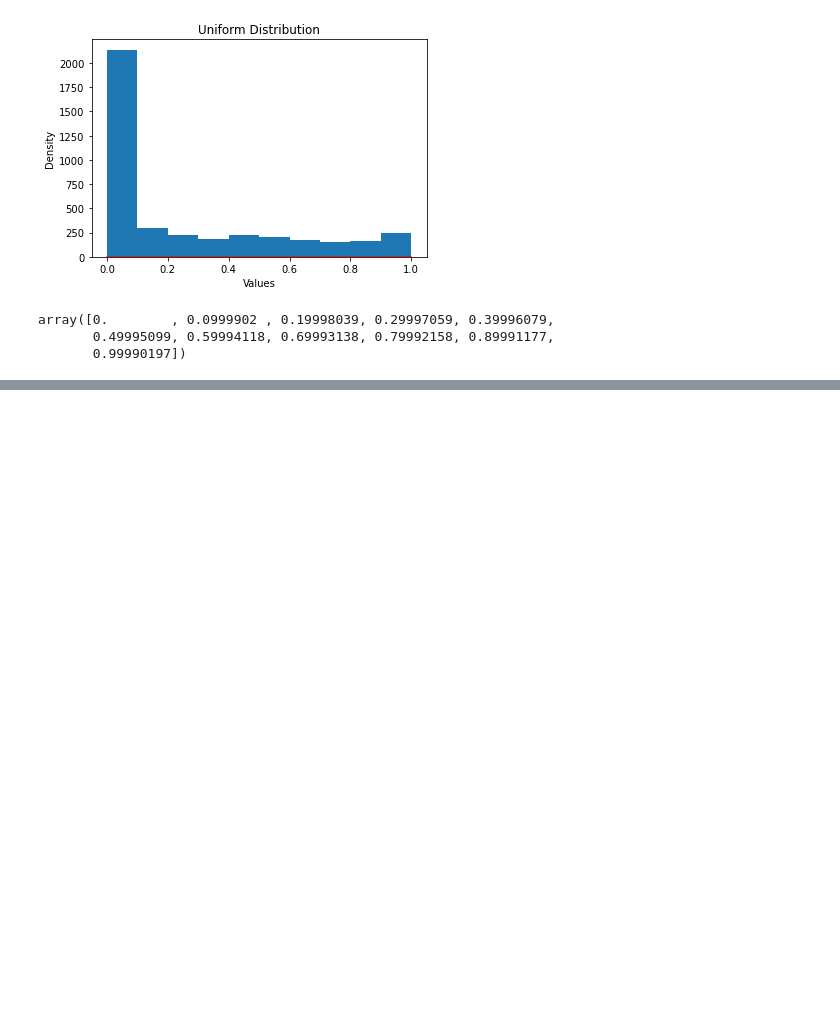
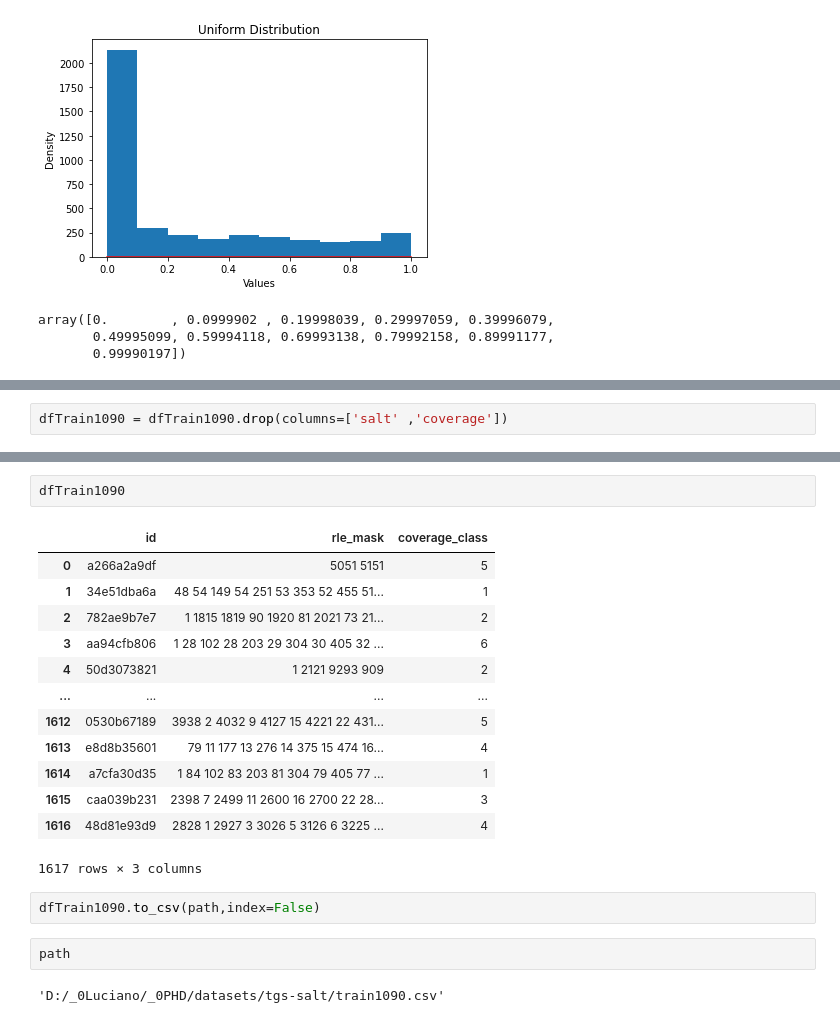
Before and after one commit to lucterres/vae2, a Jupyter notebook: Pixels.ipynb, the cells around one changed output, grey strips where cells are left out. Saved outputs shown, nothing was run; the diff lists cells and outputs as text; blank space fills up the shorter version.

```diff
--- a/Pixels.ipynb
+++ b/Pixels.ipynb
@@ -117,0 +136,2 @@ array([0. , 0.9, 1.8, 2.7, 3.6, 4.5, 5.4, 6.3, 7.2, 8.1, 9. ])
+# %%
+dfTrain1090 = dfTrain1090.drop(columns=['salt' ,'coverage'])
@@ -117,0 +152,22 @@ array([0. , 0.9, 1.8, 2.7, 3.6, 4.5, 5.4, 6.3, 7.2, 8.1, 9. ])
+# %%
+dfTrain1090
+# %% [output]
+|  | id | rle_mask | coverage_class |
+| 0 | a266a2a9df | 5051 5151 | 5 |
+| 1 | 34e51dba6a | 48 54 149 54 251 53 353 52 455 51... | 1 |
+| 2 | 782ae9b7e7 | 1 1815 1819 90 1920 81 2021 73 21... | 2 |
+| 3 | aa94cfb806 | 1 28 102 28 203 29 304 30 405 32 ... | 6 |
+| 4 | 50d3073821 | 1 2121 9293 909 | 2 |
+| ... | ... | ... | ... |
+| 1612 | 0530b67189 | 3938 2 4032 9 4127 15 4221 22 431... | 5 |
+| 1613 | e8d8b35601 | 79 11 177 13 276 14 375 15 474 16... | 4 |
+| 1614 | a7cfa30d35 | 1 84 102 83 203 81 304 79 405 77 ... | 1 |
+| 1615 | caa039b231 | 2398 7 2499 11 2600 16 2700 22 28... | 3 |
+| 1616 | 48d81e93d9 | 2828 1 2927 3 3026 5 3126 6 3225 ... | 4 |
+1617 rows × 3 columns
+# %%
+dfTrain1090.to_csv(path,index=False)
+# %%
+path
+# %% [output]
+'D:/_0Luciano/_0PHD/datasets/tgs-salt/train1090.csv'
```
Also changed, not shown: parts of 34 cells of this notebook, 1 other file.
